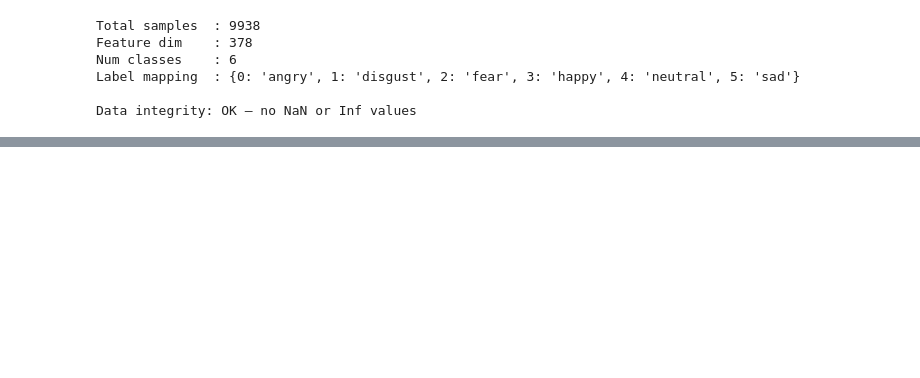
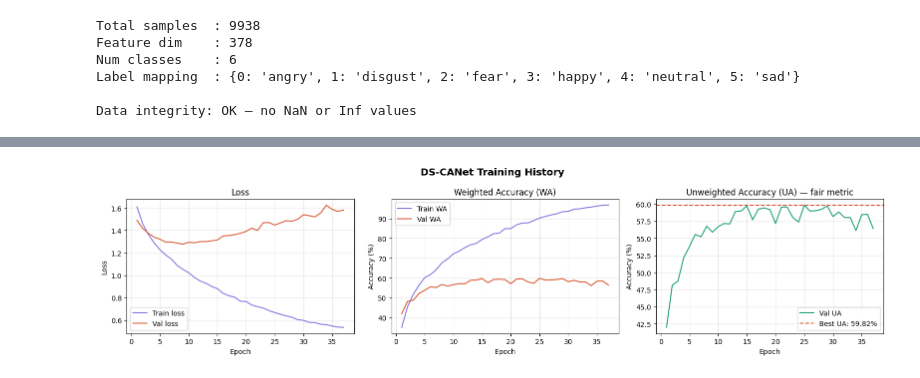
Before and after one commit to TensorNaut/aurasense-audio-ml, a Jupyter notebook: training.ipynb, the cells around one changed output, grey strips where cells are left out. Drawn from its saved outputs; the diff is of its cells as text; code cells hidden in the pictures; blank space fills up the shorter version.

Commit message:
Model Trained

```diff
--- a/training.ipynb
+++ b/training.ipynb
@@ -67,0 +825,34 @@ Data integrity: OK — no NaN or Inf values
+# %%
+# Plot training history
+
+fig, axes = plt.subplots(1, 3, figsize=(16, 4))
+fig.suptitle("DS-CANet Training History", fontsize=14, fontweight='bold')
+
+epochs_range = range(1, len(history['train_loss']) + 1)
+
+# Loss curve
+axes[0].plot(epochs_range, history['train_loss'], label='Train loss', color='#7F77DD')
+axes[0].plot(epochs_range, history['val_loss'],   label='Val loss',   color='#D85A30')
+axes[0].set_title("Loss")
+axes[0].set_xlabel("Epoch"); axes[0].set_ylabel("Loss")
+axes[0].legend(); axes[0].grid(alpha=0.3)
+
+# Weighted Accuracy
+axes[1].plot(epochs_range, [a*100 for a in history['train_acc']], label='Train WA', color='#7F77DD')
+axes[1].plot(epochs_range, [a*100 for a in history['val_acc']],   label='Val WA',   color='#D85A30')
+axes[1].set_title("Weighted Accuracy (WA)")
+axes[1].set_xlabel("Epoch"); axes[1].set_ylabel("Accuracy (%)")
+axes[1].legend(); axes[1].grid(alpha=0.3)
+
+# Unweighted Accuracy
+axes[2].plot(epochs_range, [u*100 for u in history['val_ua']], color='#1D9E75', label='Val UA')
+axes[2].axhline(y=best_val_ua*100, color='#D85A30', linestyle='--', label=f'Best UA: {best_val_ua:.2%}')
+axes[2].set_title("Unweighted Accuracy (UA) — fair metric")
+axes[2].set_xlabel("Epoch"); axes[2].set_ylabel("Accuracy (%)")
+axes[2].legend(); axes[2].grid(alpha=0.3)
+
+plt.tight_layout()
+plt.savefig(OUTPUT_DIR / "training_curves.png", dpi=150, bbox_inches='tight')
+plt.show()
+# %% [output]
+[figure, added]
```
Also changed, not shown: parts of 18 cells of this notebook.
